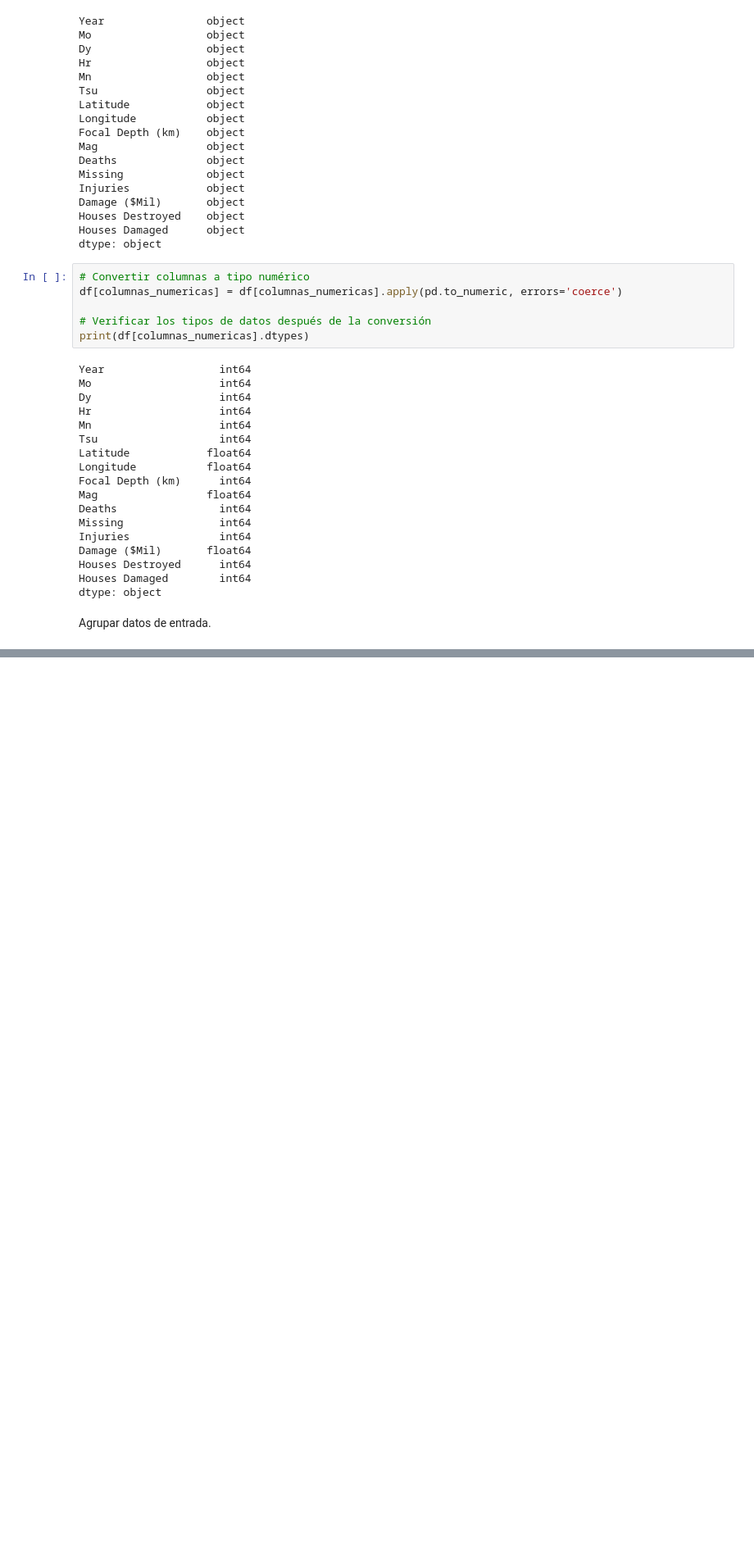
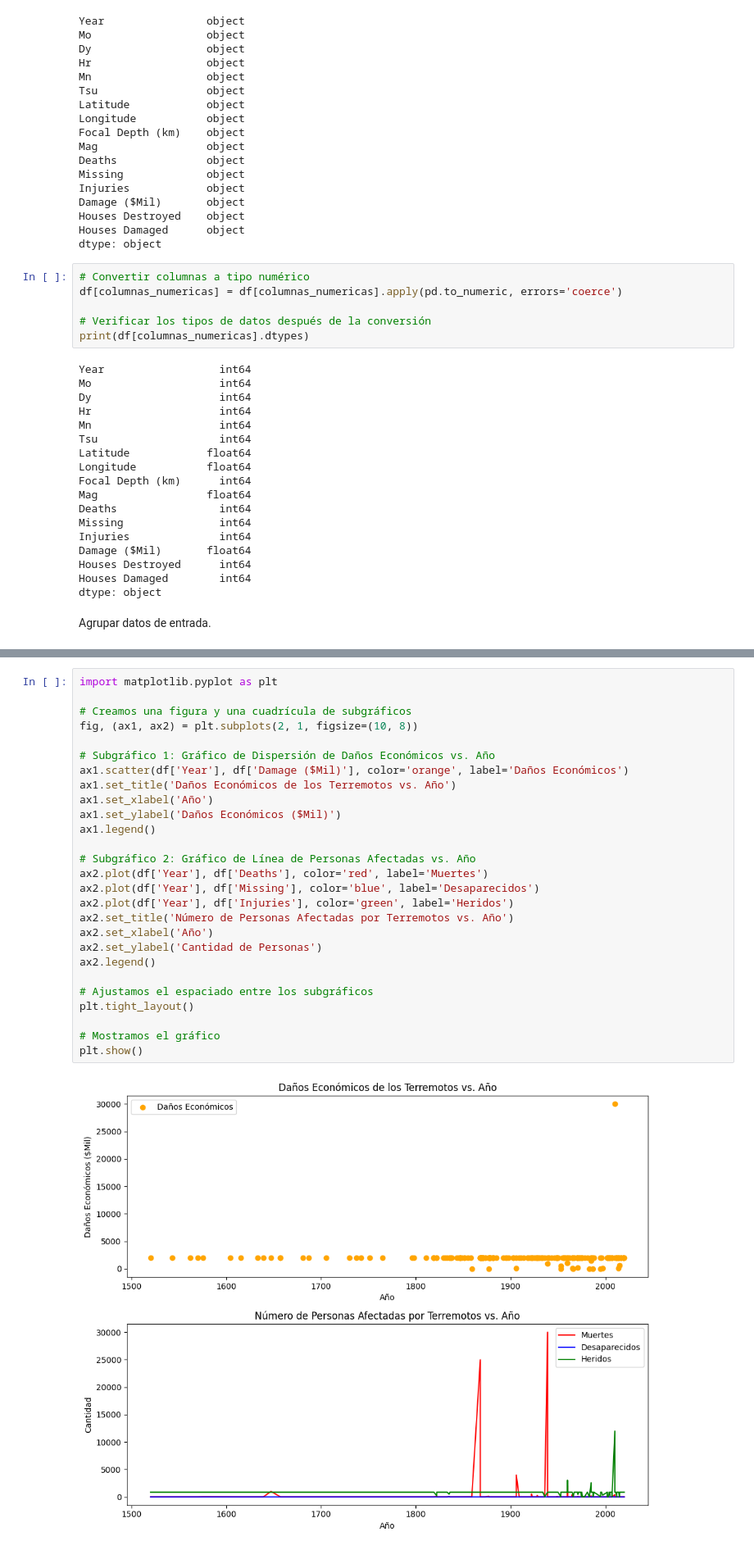
Before and after one commit to FrancoAv1/Taller-de-python-2, a Jupyter notebook: tarea2.ipynb, the cells around one changed output, grey strips where cells are left out. Shown at 82% size. Drawn from its saved outputs; the diff is of its cells as text; blank space fills up the shorter version.

```diff
--- a/tarea2.ipynb
+++ b/tarea2.ipynb
@@ -752,0 +813,29 @@ Name: Mag, Length: 123, dtype: float64
+# %%
+import matplotlib.pyplot as plt
+
+# Creamos una figura y una cuadrícula de subgráficos
+fig, (ax1, ax2) = plt.subplots(2, 1, figsize=(10, 8))
+
+# Subgráfico 1: Gráfico de Dispersión de Daños Económicos vs. Año
+ax1.scatter(df['Year'], df['Damage ($Mil)'], color='orange', label='Daños Económicos')
+ax1.set_title('Daños Económicos de los Terremotos vs. Año')
+ax1.set_xlabel('Año')
+ax1.set_ylabel('Daños Económicos ($Mil)')
+ax1.legend()
+
+# Subgráfico 2: Gráfico de Línea de Personas Afectadas vs. Año
+ax2.plot(df['Year'], df['Deaths'], color='red', label='Muertes')
+ax2.plot(df['Year'], df['Missing'], color='blue', label='Desaparecidos')
+ax2.plot(df['Year'], df['Injuries'], color='green', label='Heridos')
+ax2.set_title('Número de Personas Afectadas por Terremotos vs. Año')
+ax2.set_xlabel('Año')
+ax2.set_ylabel('Cantidad de Personas')
+ax2.legend()
+
+# Ajustamos el espaciado entre los subgráficos
+plt.tight_layout()
+
+# Mostramos el gráfico
+plt.show()
+# %% [output]
+[figure, added]
```
Also changed, not shown: parts of 6 cells of this notebook.
